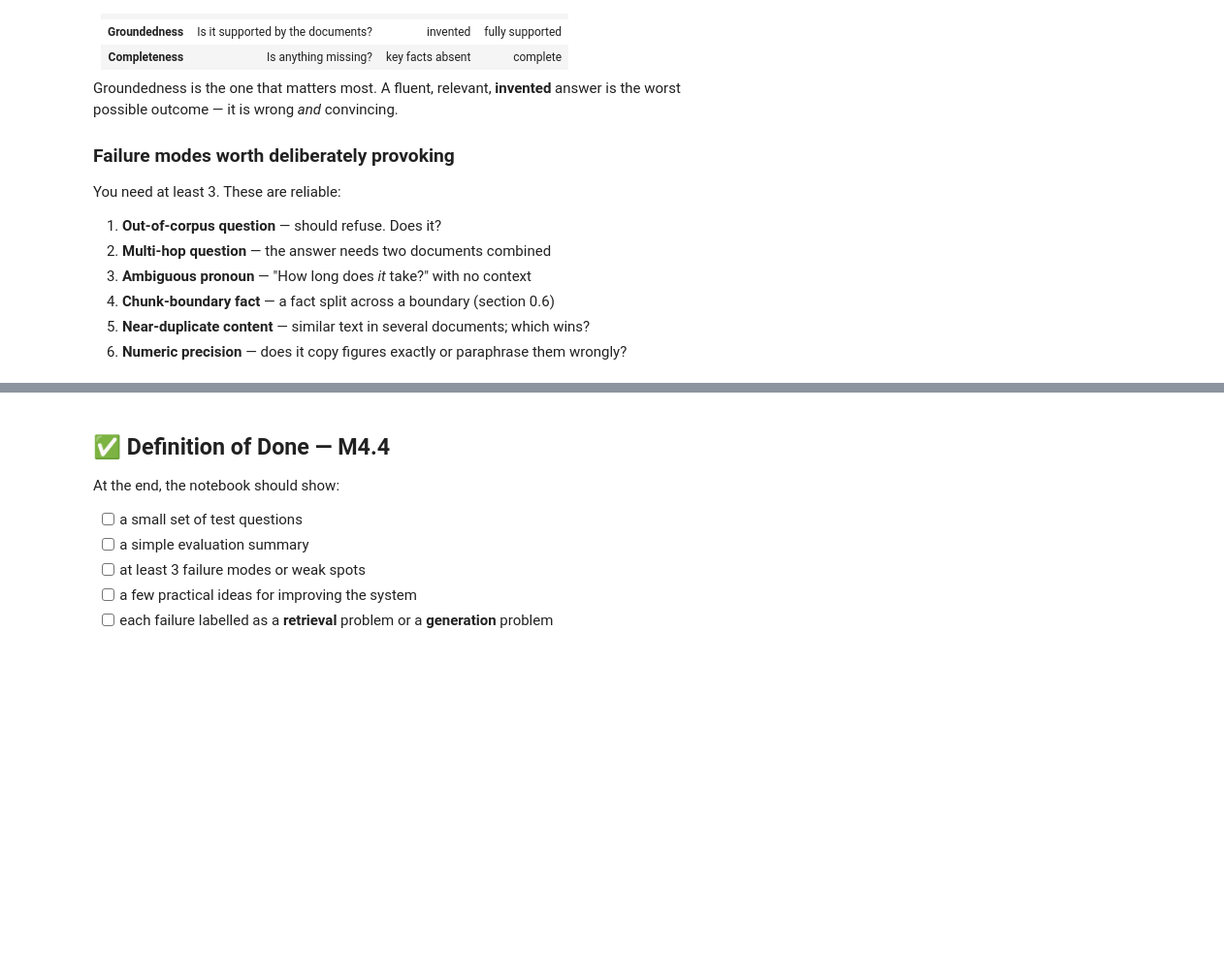
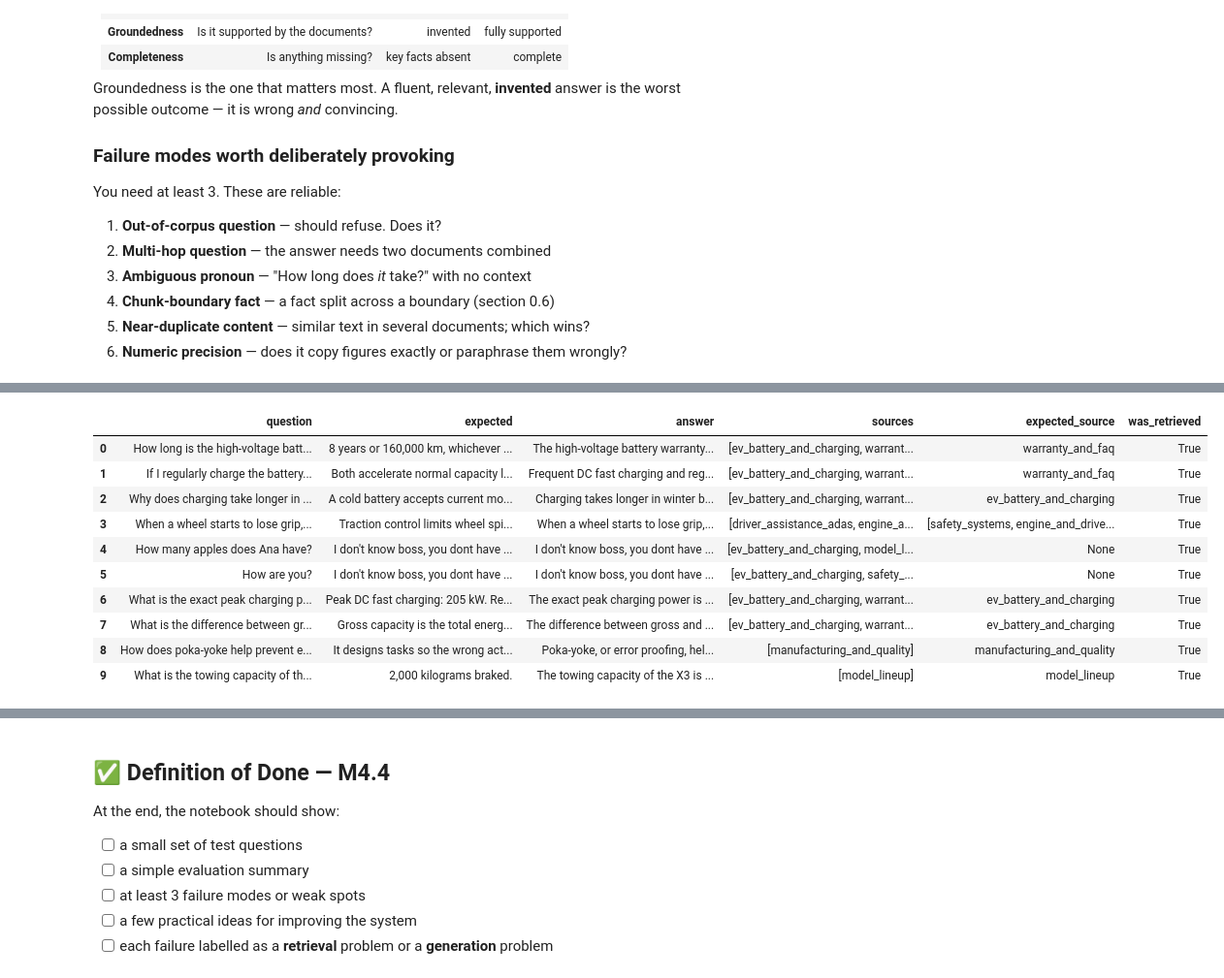
Before and after one commit to kovexison/Practica-AI, a Jupyter notebook: 04-RAG/simple_RAG.ipynb, the cells around one changed output, grey strips where cells are left out. Shown at 97% size. Saved outputs shown, nothing was run; the diff lists cells and outputs as text; code cells hidden in the pictures; blank space fills up the shorter version.

```diff
--- a/04-RAG/simple_RAG.ipynb
+++ b/04-RAG/simple_RAG.ipynb
@@ -1612,7 +1676,44 @@ You need at least 3. These are reliable:
 # %%
 # 🔧 YOUR TURN — Step 2: run the system over the test set
 #
 # TODO 2a: for each question record: the answer, retrieved sources, retrieved chunks
 # TODO 2b: add a column: was the EXPECTED source actually retrieved? (True/False)
 #          -> this single column tells you retrieval vs generation failure
 # TODO 2c: display as a table
+eval_rows=[]
+for i, row in test_set.iterrows():
+    question=row["question"]
+    docs=my_vectorstore.similarity_search(question,k=4)
+    context=format_context(docs)
+    answer=my_rag_chain.invoke({"context": context, "question": question})
+    sources=sorted({d.metadata.get("source", "?") for d in docs})
+    expected_source=row["expected_source"]
+    if expected_source is None:
+        was_retrieved="I don't know" in answer
+    elif isinstance(expected_source, list):
+        was_retrieved=any(src in sources for src in expected_source)
+    else:
+        was_retrieved = expected_source in sources
+    eval_rows.append({
+        "question": question,
+        "expected": row["expected"],
+        "answer": answer,
+        "sources": sources,
+        "expected_source": expected_source,
+        "was_retrieved": was_retrieved
+    })
+eval_df=pd.DataFrame(eval_rows)
+pd.set_option('display.max_colwidth', None)
+eval_df
+# %% [output]
+|  | question | expected | answer | sources | expected_source | was_retrieved |
+| 0 | How long is the high-voltage batt... | 8 years or 160,000 km, whichever ... | The high-voltage battery warranty... | [ev_battery_and_charging, warrant... | warranty_and_faq | True |
+| 1 | If I regularly charge the battery... | Both accelerate normal capacity l... | Frequent DC fast charging and reg... | [ev_battery_and_charging, warrant... | warranty_and_faq | True |
+| 2 | Why does charging take longer in ... | A cold battery accepts current mo... | Charging takes longer in winter b... | [ev_battery_and_charging, warrant... | ev_battery_and_charging | True |
+| 3 | When a wheel starts to lose grip,... | Traction control limits wheel spi... | When a wheel starts to lose grip,... | [driver_assistance_adas, engine_a... | [safety_systems, engine_and_drive... | True |
+| 4 | How many apples does Ana have? | I don't know boss, you dont have ... | I don't know boss, you dont have ... | [ev_battery_and_charging, model_l... | None | True |
+| 5 | How are you? | I don't know boss, you dont have ... | I don't know boss, you dont have ... | [ev_battery_and_charging, safety_... | None | True |
+| 6 | What is the exact peak charging p... | Peak DC fast charging: 205 kW. Re... | The exact peak charging power is ... | [ev_battery_and_charging, warrant... | ev_battery_and_charging | True |
+| 7 | What is the difference between gr... | Gross capacity is the total energ... | The difference between gross and ... | [ev_battery_and_charging, warrant... | ev_battery_and_charging | True |
+| 8 | How does poka-yoke help prevent e... | It designs tasks so the wrong act... | Poka-yoke, or error proofing, hel... | [manufacturing_and_quality] | manufacturing_and_quality | True |
+| 9 | What is the towing capacity of th... | 2,000 kilograms braked. | The towing capacity of the X3 is ... | [model_lineup] | model_lineup | True |
```
Also changed, not shown: parts of 4 cells of this notebook.
